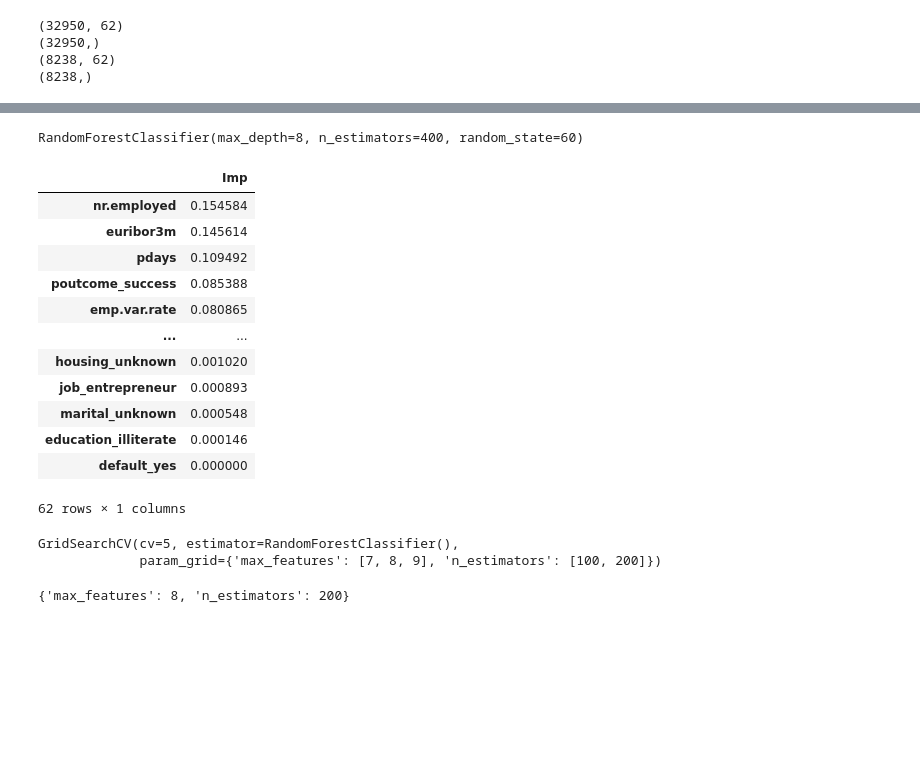
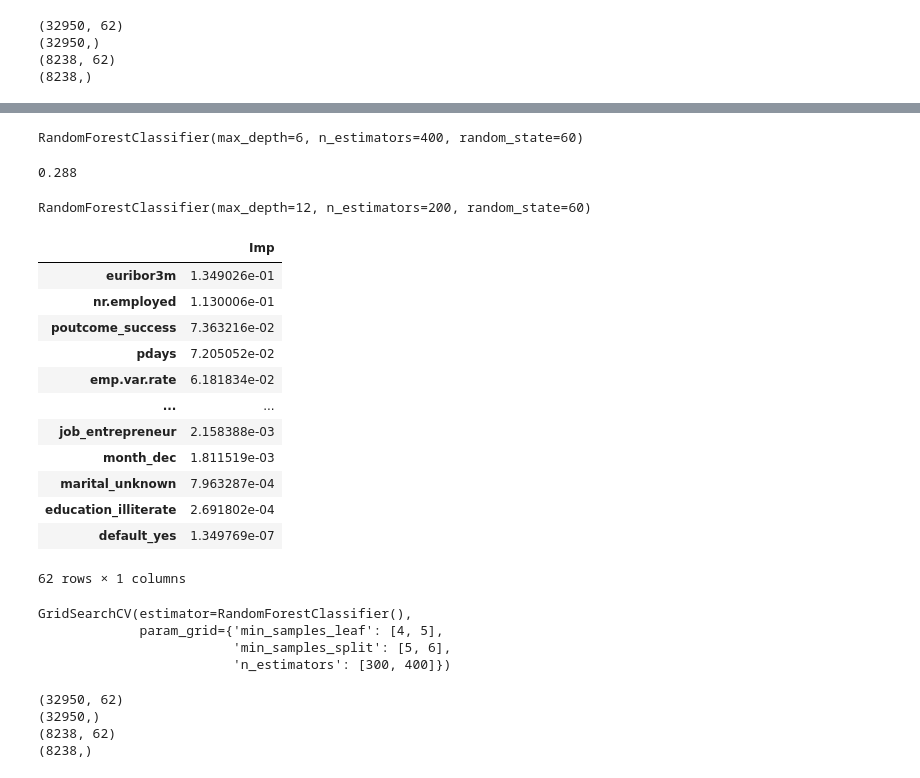
Before and after one commit to darshan16011989/CE888, a Jupyter notebook: Lab3.ipynb, the cells around one changed output, grey strips where cells are left out. Saved outputs shown, nothing was run; the diff lists cells and outputs as text; code cells hidden in the pictures; blank space fills up the shorter version.

```diff
--- a/Lab3.ipynb
+++ b/Lab3.ipynb
@@ -283,3 +285,4 @@ scoring = {'f1_score' : metrics.make_scorer(metrics.f1_score)}
 # %%
-RFC_2 = RandomForestClassifier(n_estimators=100, max_depth=6)
-RFC_2.fit(X_train,y_train)
+#RFC_2 = RandomForestClassifier(n_estimators=100, max_depth=6)
+#RFC_2.fit(X_train,y_train)
+DummyClassifier
@@ -312,6 +305,6 @@ F1 average score: 0.28
 # %%
-model1 = RandomForestClassifier(n_estimators=400, max_depth=8, random_state=60)
+model1 = RandomForestClassifier(n_estimators=400, max_depth=6, random_state=60)
 # %%
 model1.fit(X_train, y_train)
 # %% [output]
-RandomForestClassifier(max_depth=8, n_estimators=400, random_state=60)
+RandomForestClassifier(max_depth=6, n_estimators=400, random_state=60)
@@ -318,17 +313,26 @@ RandomForestClassifier(max_depth=8, n_estimators=400, random_state=60)
+# %%
+metrics.f1_score(y_train,y_pred)
+# %% [output]
+0.288
+# %%
+model2 = RandomForestClassifier(n_estimators=200, max_depth=12, random_state=60)
+model2.fit(X_train, y_train)
+# %% [output]
+RandomForestClassifier(max_depth=12, n_estimators=200, random_state=60)
 # %%
 #Feature Importance
-(pd.DataFrame(model1.feature_importances_, columns = ["Imp"], index = X_train.columns).sort_values('Imp',ascending=False))
+(pd.DataFrame(model2.feature_importances_, columns = ["Imp"], index = X_train.columns).sort_values('Imp',ascending=False))
 # %% [output]
 |  | Imp |
-| nr.employed | 0.154584 |
-| euribor3m | 0.145614 |
-| pdays | 0.109492 |
-| poutcome_success | 0.085388 |
-| emp.var.rate | 0.080865 |
+| euribor3m | 1.349026e-01 |
+| nr.employed | 1.130006e-01 |
+| poutcome_success | 7.363216e-02 |
+| pdays | 7.205052e-02 |
+| emp.var.rate | 6.181834e-02 |
 | ... | ... |
-| housing_unknown | 0.001020 |
-| job_entrepreneur | 0.000893 |
-| marital_unknown | 0.000548 |
-| education_illiterate | 0.000146 |
-| default_yes | 0.000000 |
+| job_entrepreneur | 2.158388e-03 |
+| month_dec | 1.811519e-03 |
+| marital_unknown | 7.963287e-04 |
+| education_illiterate | 2.691802e-04 |
+| default_yes | 1.349769e-07 |
 62 rows × 1 columns
@@ -340,9 +345,7 @@ grid_model = GridSearchCV(estimator=model2, param_grid=grid, cv=5)
 # %%
-grid_model.fit(X_train,y_train)
+GridSearchCV_model.fit(X_train, y_train)
 # %% [output]
-GridSearchCV(cv=5, estimator=RandomForestClassifier(),
-             param_grid={'max_features': [7, 8, 9], 'n_estimators': [100, 200]})
+GridSearchCV(estimator=RandomForestClassifier(),
+             param_grid={'min_samples_leaf': [4, 5],
+                         'min_samples_split': [5, 6],
+                         'n_estimators': [300, 400]})
-# %%
-grid_model.best_params_
-# %% [output]
-{'max_features': 8, 'n_estimators': 200}
@@ -350,0 +352,11 @@ model_cv = RandomForestClassifier(max_features=8,n_estimators=200)
+# %%
+X_train, X_test, y_train, y_test = train_test_split(X, y, test_size=0.20, random_state=50,stratify=y)
+print(X_train.shape)
+print(y_train.shape)
+print(X_test.shape)
+print(y_test.shape)
+# %% [output]
+(32950, 62)
+(32950,)
+(8238, 62)
+(8238,)
```
Also changed, not shown: parts of 45 cells of this notebook.
